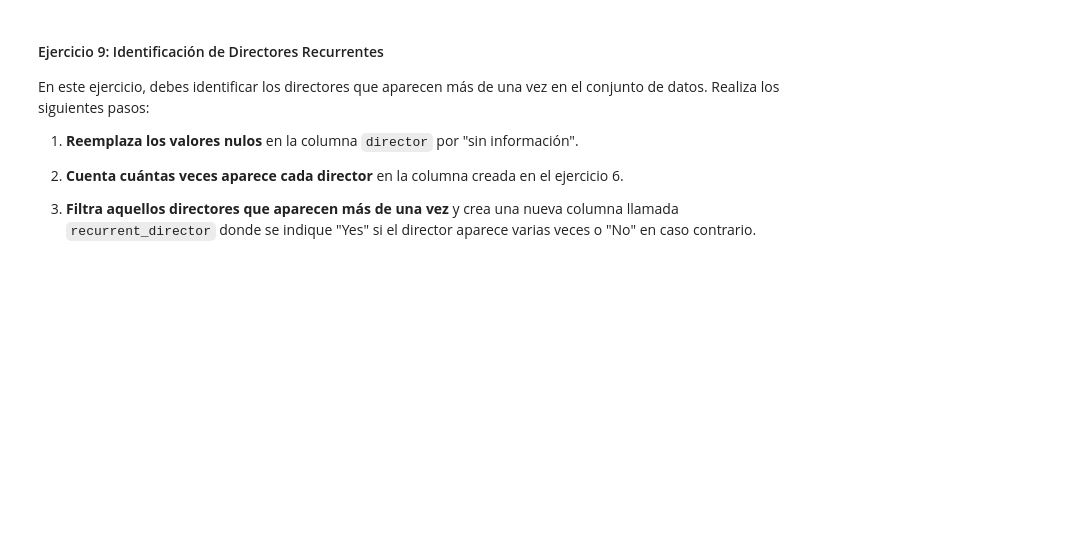
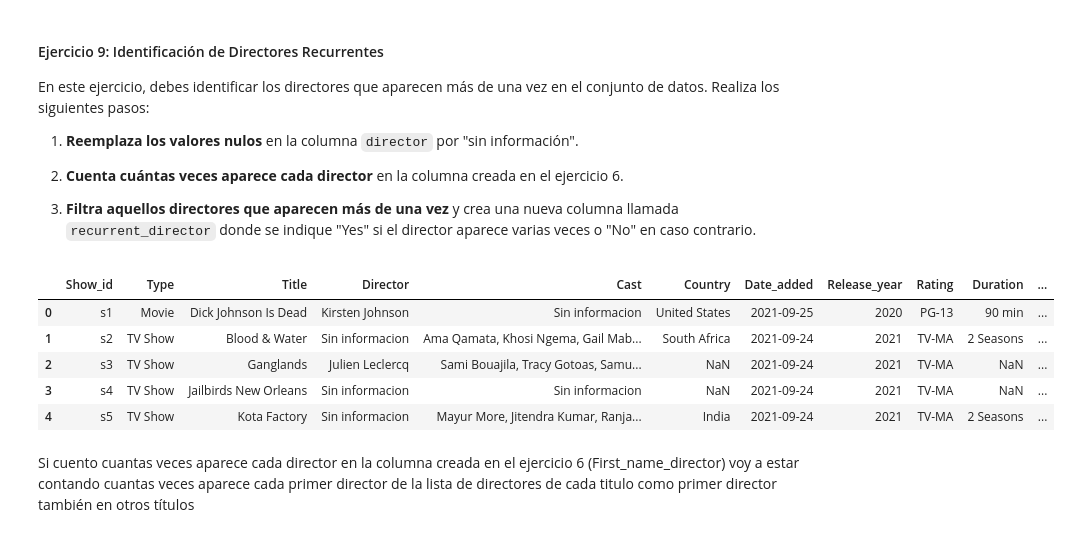
Before and after one commit to raquelscv/laboratorio-Pandas-Limpieza, a Jupyter notebook: laboratorio-modulo2-leccion05-limpieza.ipynb, the cells around one changed output. Cells and saved outputs as stored; diff of their text form; code cells hidden in the pictures; blank space fills up the shorter version.

Commit message:
Ejercicios terminados

```diff
--- a/laboratorio-modulo2-leccion05-limpieza.ipynb
+++ b/laboratorio-modulo2-leccion05-limpieza.ipynb
@@ -215,0 +205,4 @@ def actor_lista(lista):
+# %%
+#Genero la nueva columna Has_famous_actor aplicando una función lambda que lo que hace es en primer lugar dejar como nulos aquellos registros cuya columna Cast es un nulo. Luego, devuelve True en aquellos títulos donde al menos uno de los 3 actores clave aparezca en la lista de actores (Cast) y False en aquellos donde ningun actor clave aparece en Cast
+df_netflix_final["Has_famous_actor"] = df_netflix_final.apply(lambda x: np.nan if pd.isnull(x["Cast"]) else True if "Leonardo DiCaprio" in x["Cast"] or "Tom Hanks" in x["Cast"] or "Morgan Freeman" in x["Cast"] else False, axis=1)
+df_netflix_final.head()
@@ -361,3 +369,16 @@ En este ejercicio, debes identificar los directores que aparecen más de una vez
 3. **Cuenta cuántas veces aparece cada director** en la columna creada en el ejercicio 6.
 
 4. **Filtra aquellos directores que aparecen más de una vez** y crea una nueva columna llamada `recurrent_director` donde se indique "Yes" si el director aparece varias veces o "No" en caso contrario.
+# %%
+#Reemplazo los valores nulos de la columna Director por "sin informacion" con el metodo fillna() con un valor específico
+df_netflix_final["Director"] = df_netflix_final["Director"].fillna("Sin informacion")
+df_netflix_final.head()
+# %% [output]
+|  | Show_id | Type | Title | Director | Cast | Country | Date_added | Release_year | Rating | Duration | ... |
+| 0 | s1 | Movie | Dick Johnson Is Dead | Kirsten Johnson | Sin informacion | United States | 2021-09-25 | 2020 | PG-13 | 90 min | ... |
+| 1 | s2 | TV Show | Blood & Water | Sin informacion | Ama Qamata, Khosi Ngema, Gail Mab... | South Africa | 2021-09-24 | 2021 | TV-MA | 2 Seasons | ... |
+| 2 | s3 | TV Show | Ganglands | Julien Leclercq | Sami Bouajila, Tracy Gotoas, Samu... | NaN | 2021-09-24 | 2021 | TV-MA | NaN | ... |
+| 3 | s4 | TV Show | Jailbirds New Orleans | Sin informacion | Sin informacion | NaN | 2021-09-24 | 2021 | TV-MA | NaN | ... |
+| 4 | s5 | TV Show | Kota Factory | Sin informacion | Mayur More, Jitendra Kumar, Ranja... | India | 2021-09-24 | 2021 | TV-MA | 2 Seasons | ... |
+# %% [markdown]
+Si cuento cuantas veces aparece cada director en la columna creada en el ejercicio 6 (First_name_director) voy a estar contando cuantas veces aparece cada primer director de la lista de directores de cada titulo como primer director también en otros títulos
```
Also changed, not shown: parts of 14 cells of this notebook.
